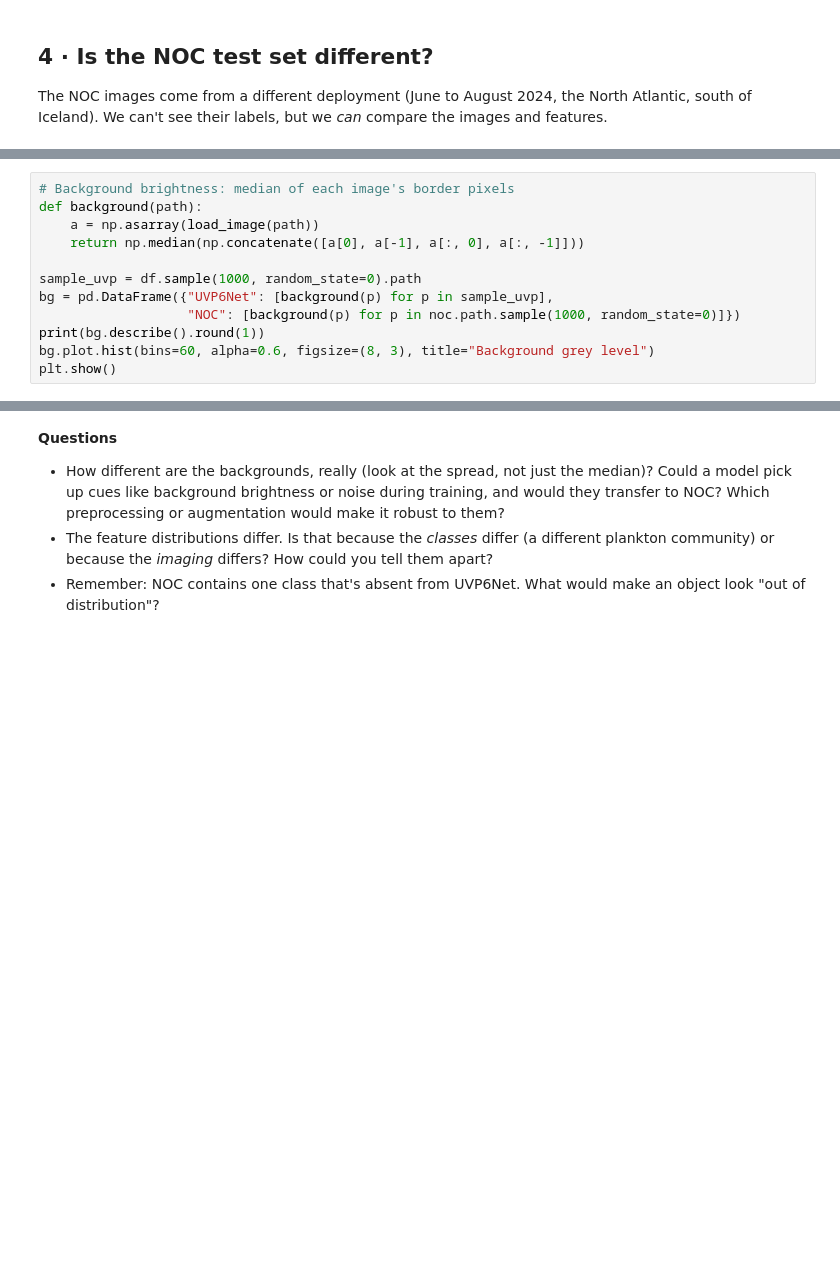
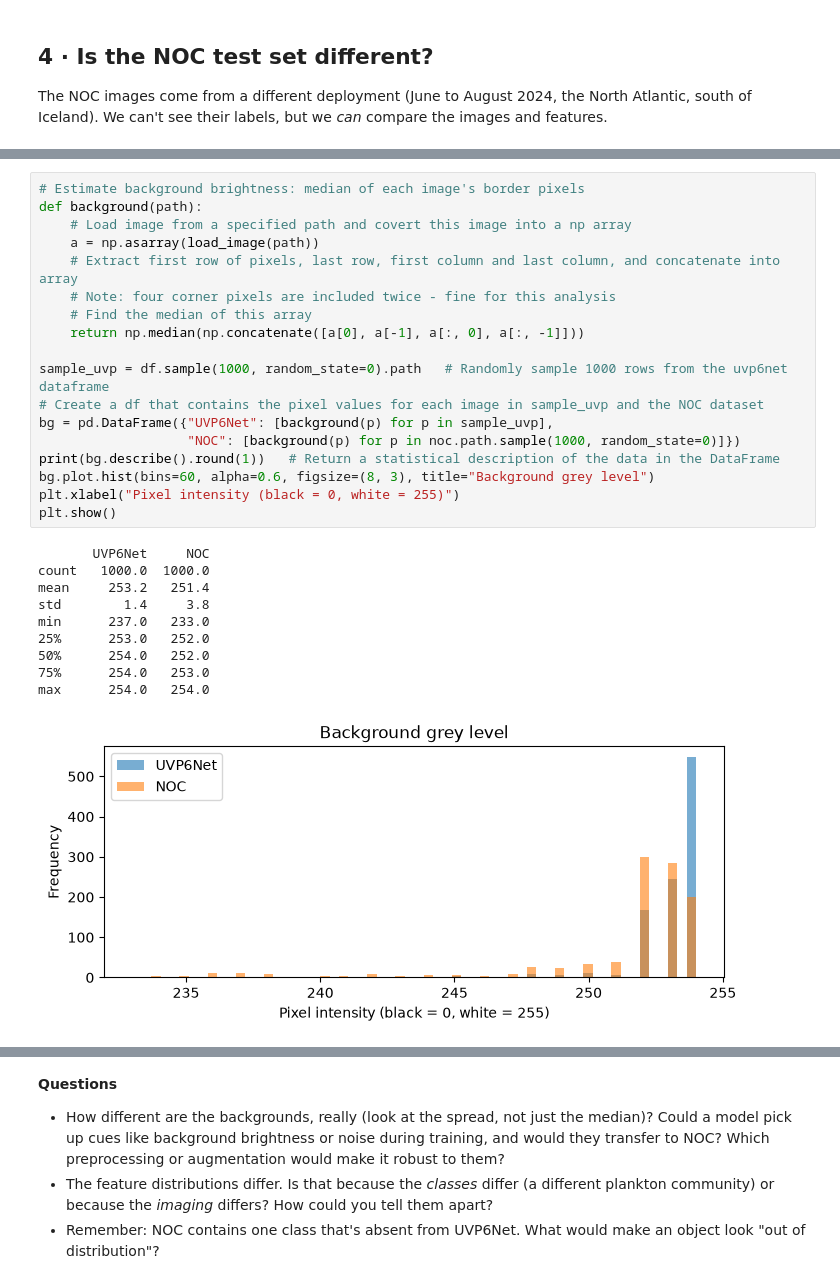
Before and after one commit to Mojtabamsd/oxford_dct_imaging, a Jupyter notebook: notebooks/01_explore_data.ipynb, the cells around one changed output, grey strips where cells are left out. Drawn from its saved outputs; the diff is of its cells as text; blank space fills up the shorter version.

```diff
--- a/notebooks/01_explore_data.ipynb
+++ b/notebooks/01_explore_data.ipynb
@@ -130,15 +179,32 @@ plt.show()
 # %%
-# Background brightness: median of each image's border pixels
+# Estimate background brightness: median of each image's border pixels
 def background(path):
+    # Load image from a specified path and covert this image into a np array
     a = np.asarray(load_image(path))
+    # Extract first row of pixels, last row, first column and last column, and concatenate into array
+    # Note: four corner pixels are included twice - fine for this analysis
+    # Find the median of this array
     return np.median(np.concatenate([a[0], a[-1], a[:, 0], a[:, -1]]))
 
-sample_uvp = df.sample(1000, random_state=0).path
+sample_uvp = df.sample(1000, random_state=0).path   # Randomly sample 1000 rows from the uvp6net dataframe
+# Create a df that contains the pixel values for each image in sample_uvp and the NOC dataset
 bg = pd.DataFrame({"UVP6Net": [background(p) for p in sample_uvp],
                    "NOC": [background(p) for p in noc.path.sample(1000, random_state=0)]})
-print(bg.describe().round(1))
+print(bg.describe().round(1))   # Return a statistical description of the data in the DataFrame
 bg.plot.hist(bins=60, alpha=0.6, figsize=(8, 3), title="Background grey level")
+plt.xlabel("Pixel intensity (black = 0, white = 255)")
 plt.show()
+# %% [output]
+       UVP6Net     NOC
+count   1000.0  1000.0
+mean     253.2   251.4
+std        1.4     3.8
+min      237.0   233.0
+25%      253.0   252.0
+50%      254.0   252.0
+75%      254.0   253.0
+max      254.0   254.0
+[figure, added]
 # %%
 # Compare a few handcrafted features (UVP6Net subsample vs NOC)
 ref = feats.sample(50_000, random_state=0)
```
Also changed, not shown: parts of 15 cells of this notebook.
